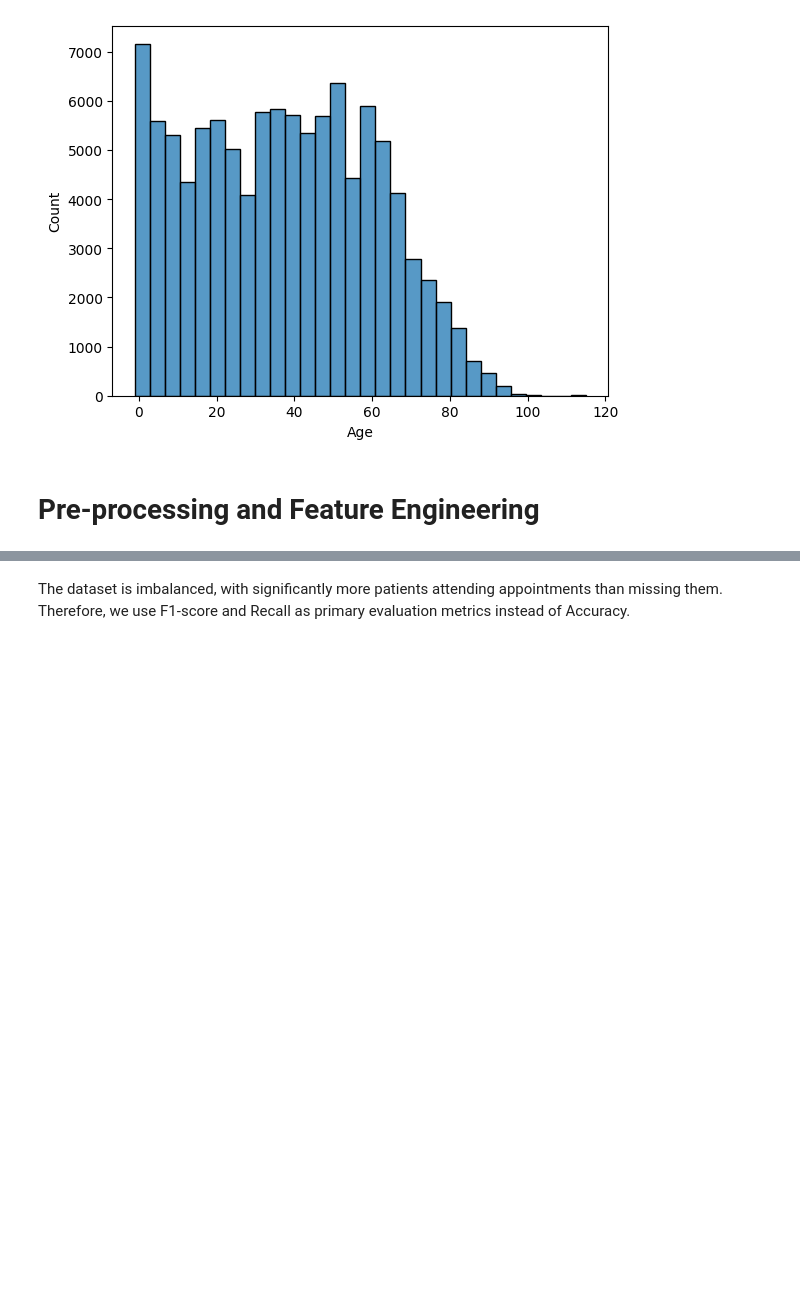
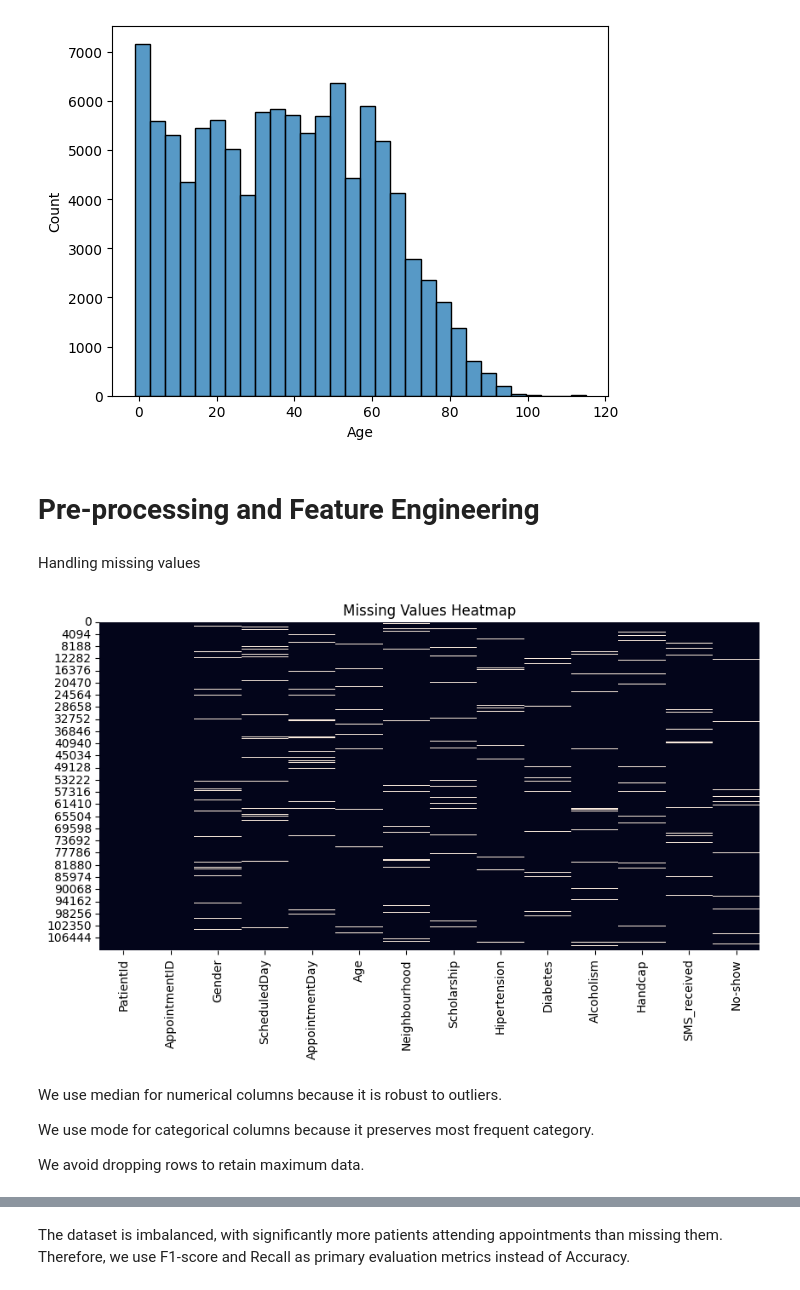
Before and after one commit to Priyal-2005/GenAI-clinical-no-show-prediction, a Jupyter notebook: notebook/GenAI_MidSem_Project_4.ipynb, the cells around one changed output, grey strips where cells are left out. Cells and saved outputs as stored; diff of their text form; code cells hidden in the pictures; blank space fills up the shorter version.

```diff
--- a/notebook/GenAI_MidSem_Project_4.ipynb
+++ b/notebook/GenAI_MidSem_Project_4.ipynb
@@ -122,3 +122,18 @@ sns.histplot(df['Age'], bins=30)
 [figure]
 # %% [markdown]
 # Pre-processing and Feature Engineering
+# %% [markdown]
+Handling missing values
+# %%
+plt.figure(figsize=(10,5))
+sns.heatmap(df.isnull(), cbar=False)
+plt.title("Missing Values Heatmap")
+plt.show()
+# %% [output]
+[figure, added]
+# %% [markdown]
+We use median for numerical columns because it is robust to outliers.
+
+We use mode for categorical columns because it preserves most frequent category.
+
+We avoid dropping rows to retain maximum data.
```
Also changed, not shown: parts of 16 cells of this notebook, 3 other files.
